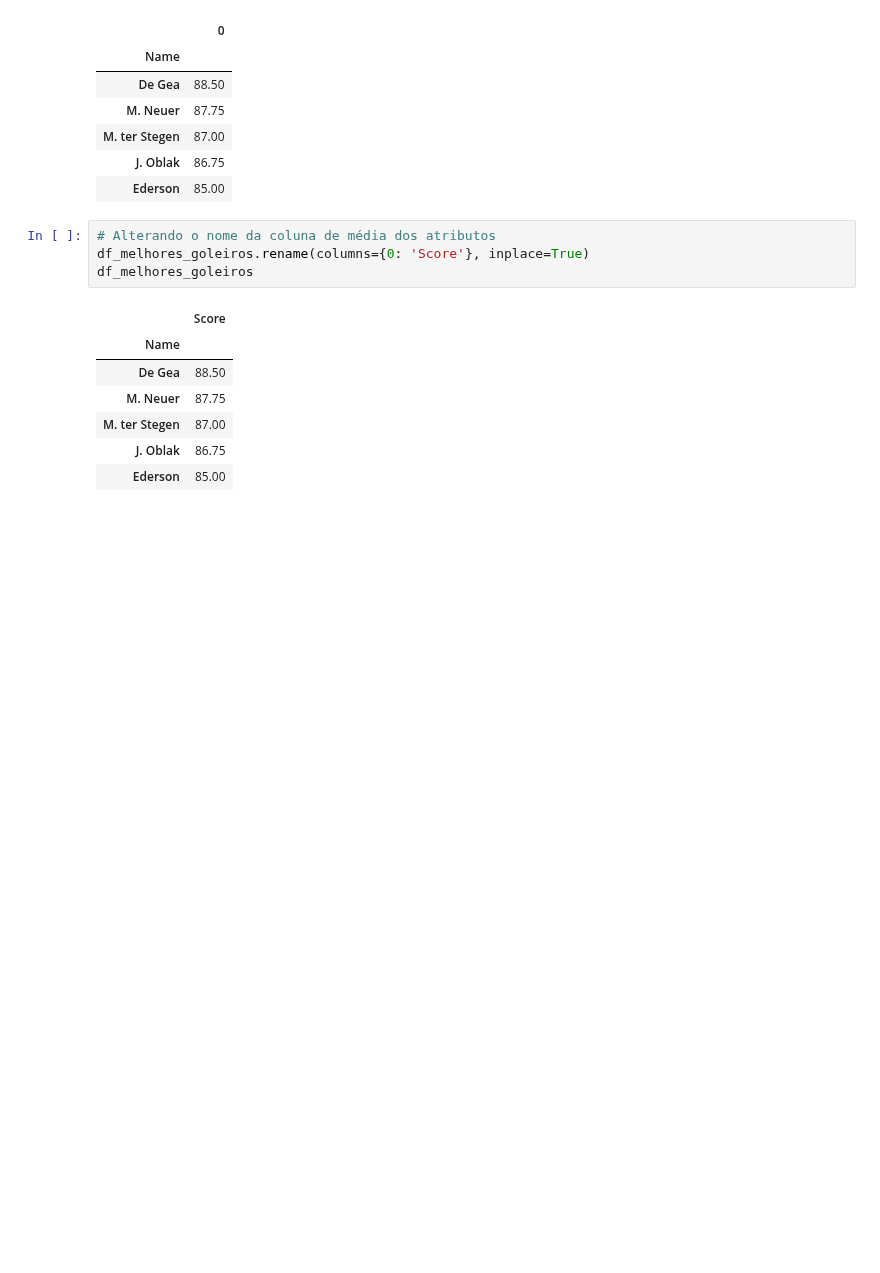
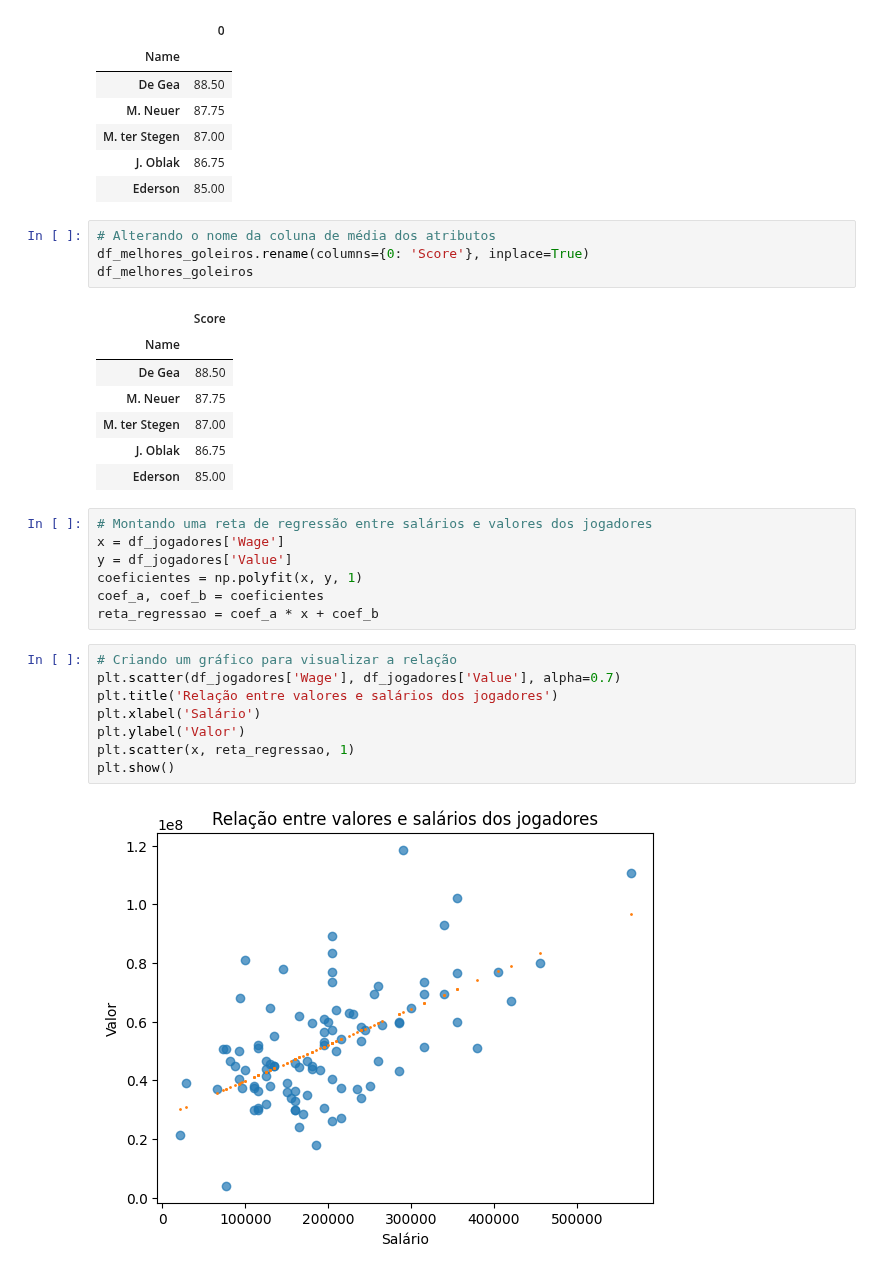
Before and after one commit to matheuspfferreira/python_data_science, a Jupyter notebook: Jogadores de Futebol - 04/notebook/nb_jogadores_futebol.ipynb, the cells around one changed output. Cells and saved outputs as stored; diff of their text form; blank space fills up the shorter version.

```diff
--- a/Jogadores de Futebol - 04/notebook/nb_jogadores_futebol.ipynb
+++ b/Jogadores de Futebol - 04/notebook/nb_jogadores_futebol.ipynb
@@ -207,3 +208,20 @@ df_melhores_goleiros
 | M. ter Stegen | 87.00 |
 | J. Oblak | 86.75 |
 | Ederson | 85.00 |
+# %%
+# Montando uma reta de regressão entre salários e valores dos jogadores
+x = df_jogadores['Wage']
+y = df_jogadores['Value']
+coeficientes = np.polyfit(x, y, 1)
+coef_a, coef_b = coeficientes
+reta_regressao = coef_a * x + coef_b
+# %%
+# Criando um gráfico para visualizar a relação
+plt.scatter(df_jogadores['Wage'], df_jogadores['Value'], alpha=0.7)
+plt.title('Relação entre valores e salários dos jogadores')
+plt.xlabel('Salário')
+plt.ylabel('Valor')
+plt.scatter(x, reta_regressao, 1)
+plt.show()
+# %% [output]
+[figure, added]
```
Also changed, not shown: parts of 4 cells of this notebook.
